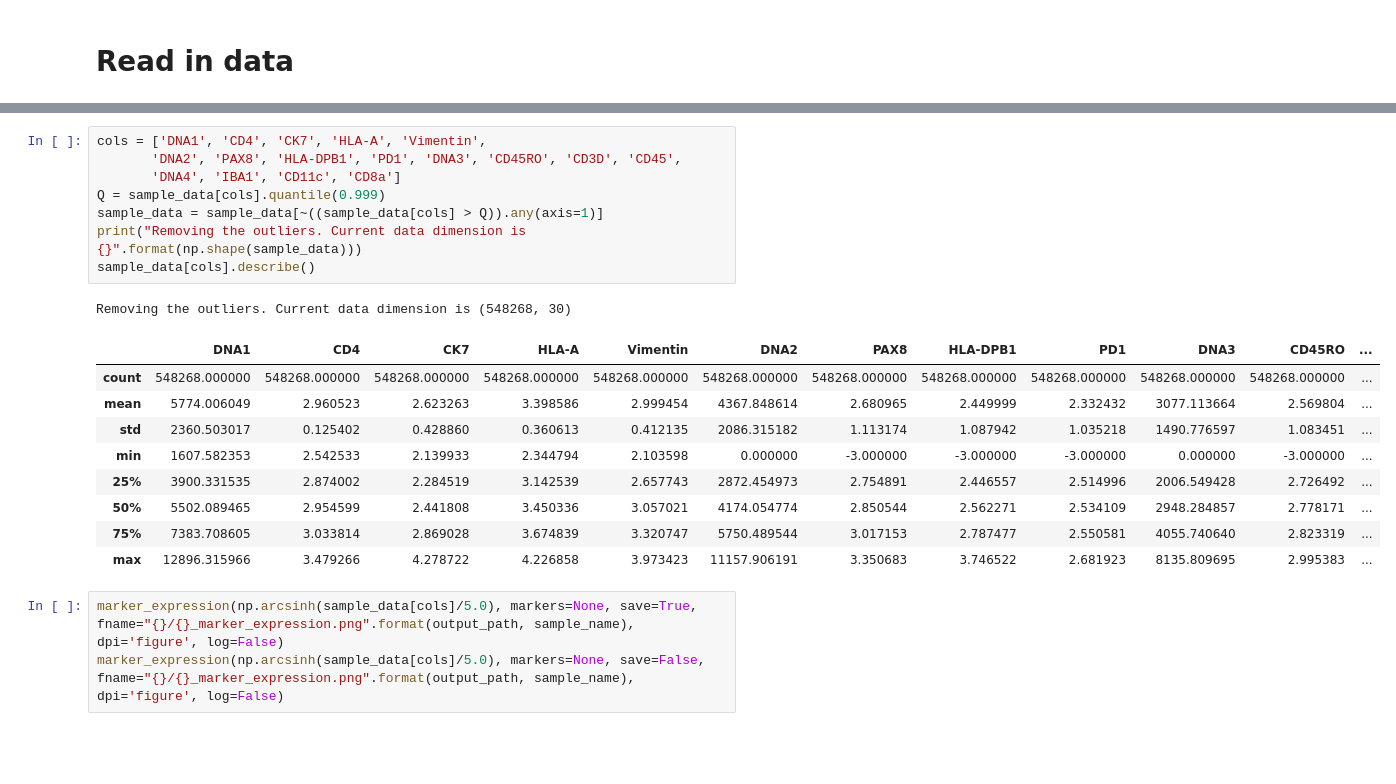
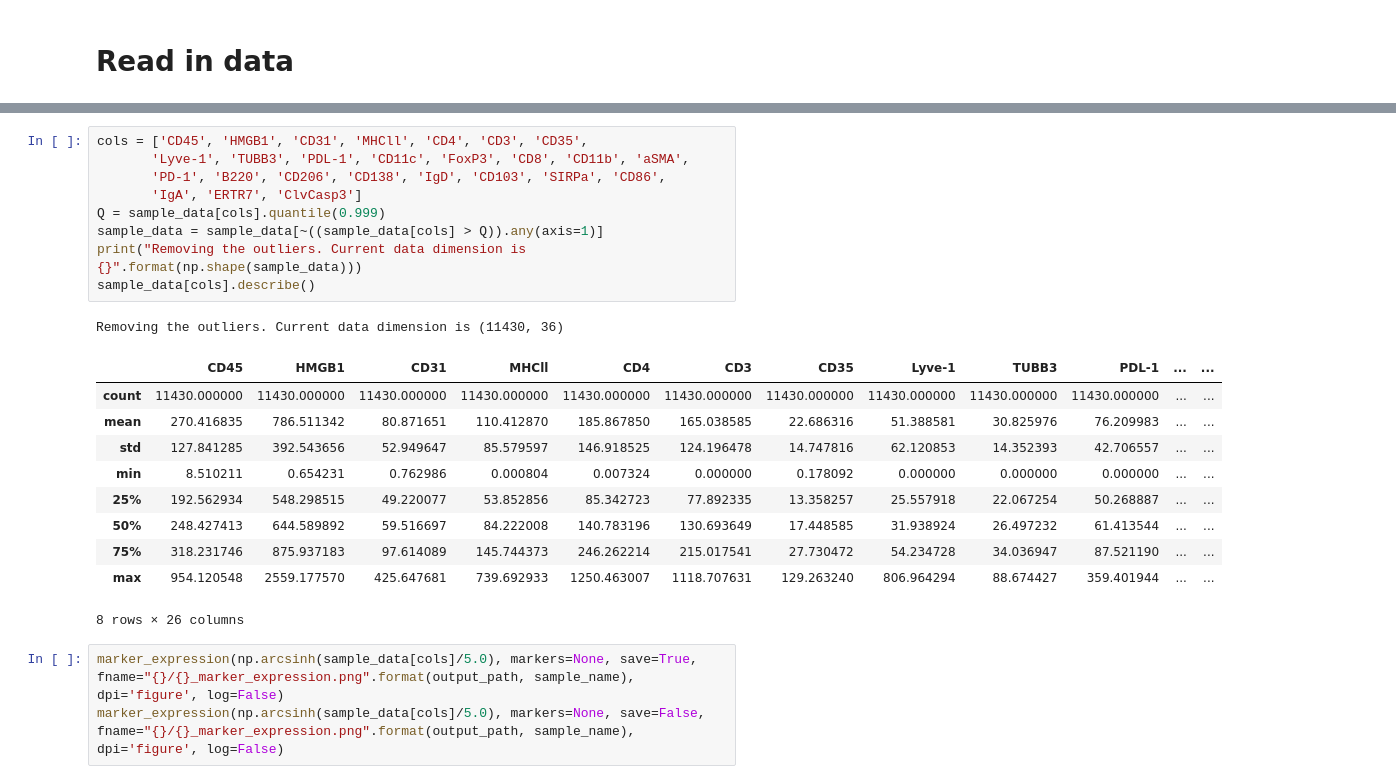
Before and after one commit to eschrom/tribus, a Jupyter notebook: Tribus_run_mydata.ipynb, the cells around one changed output, grey strips where cells are left out. Drawn from its saved outputs; the diff is of its cells as text; blank space fills up the shorter version.

Commit message:
Got through outlier removal and marker quantification

```diff
--- a/Tribus_run_mydata.ipynb
+++ b/Tribus_run_mydata.ipynb
@@ -33,23 +29,25 @@ Index(['Unnamed: 0', 'Panel1 CD45_AF532', 'Panel1 HMGB1_AF594',
       dtype='object')
 # %%
-cols = ['DNA1', 'CD4', 'CK7', 'HLA-A', 'Vimentin',
-       'DNA2', 'PAX8', 'HLA-DPB1', 'PD1', 'DNA3', 'CD45RO', 'CD3D', 'CD45',
-       'DNA4', 'IBA1', 'CD11c', 'CD8a']
+cols = ['CD45', 'HMGB1', 'CD31', 'MHCll', 'CD4', 'CD3', 'CD35',
+       'Lyve-1', 'TUBB3', 'PDL-1', 'CD11c', 'FoxP3', 'CD8', 'CD11b', 'aSMA',
+       'PD-1', 'B220', 'CD206', 'CD138', 'IgD', 'CD103', 'SIRPa', 'CD86',
+       'IgA', 'ERTR7', 'ClvCasp3']
 Q = sample_data[cols].quantile(0.999)
 sample_data = sample_data[~((sample_data[cols] > Q)).any(axis=1)]
 print("Removing the outliers. Current data dimension is {}".format(np.shape(sample_data)))
 sample_data[cols].describe()
 # %% [output]
-Removing the outliers. Current data dimension is (548268, 30)
+Removing the outliers. Current data dimension is (11430, 36)
-|  | DNA1 | CD4 | CK7 | HLA-A | Vimentin | DNA2 | PAX8 | HLA-DPB1 | PD1 | DNA3 | CD45RO | ... |
-| count | 548268.000000 | 548268.000000 | 548268.000000 | 548268.000000 | 548268.000000 | 548268.000000 | 548268.000000 | 548268.000000 | 548268.000000 | 548268.000000 | 548268.000000 | ... |
-| mean | 5774.006049 | 2.960523 | 2.623263 | 3.398586 | 2.999454 | 4367.848614 | 2.680965 | 2.449999 | 2.332432 | 3077.113664 | 2.569804 | ... |
-| std | 2360.503017 | 0.125402 | 0.428860 | 0.360613 | 0.412135 | 2086.315182 | 1.113174 | 1.087942 | 1.035218 | 1490.776597 | 1.083451 | ... |
-| min | 1607.582353 | 2.542533 | 2.139933 | 2.344794 | 2.103598 | 0.000000 | -3.000000 | -3.000000 | -3.000000 | 0.000000 | -3.000000 | ... |
-| 25% | 3900.331535 | 2.874002 | 2.284519 | 3.142539 | 2.657743 | 2872.454973 | 2.754891 | 2.446557 | 2.514996 | 2006.549428 | 2.726492 | ... |
-| 50% | 5502.089465 | 2.954599 | 2.441808 | 3.450336 | 3.057021 | 4174.054774 | 2.850544 | 2.562271 | 2.534109 | 2948.284857 | 2.778171 | ... |
-| 75% | 7383.708605 | 3.033814 | 2.869028 | 3.674839 | 3.320747 | 5750.489544 | 3.017153 | 2.787477 | 2.550581 | 4055.740640 | 2.823319 | ... |
-| max | 12896.315966 | 3.479266 | 4.278722 | 4.226858 | 3.973423 | 11157.906191 | 3.350683 | 3.746522 | 2.681923 | 8135.809695 | 2.995383 | ... |
+|  | CD45 | HMGB1 | CD31 | MHCll | CD4 | CD3 | CD35 | Lyve-1 | TUBB3 | PDL-1 | ... | ... |
+| count | 11430.000000 | 11430.000000 | 11430.000000 | 11430.000000 | 11430.000000 | 11430.000000 | 11430.000000 | 11430.000000 | 11430.000000 | 11430.000000 | ... | ... |
+| mean | 270.416835 | 786.511342 | 80.871651 | 110.412870 | 185.867850 | 165.038585 | 22.686316 | 51.388581 | 30.825976 | 76.209983 | ... | ... |
+| std | 127.841285 | 392.543656 | 52.949647 | 85.579597 | 146.918525 | 124.196478 | 14.747816 | 62.120853 | 14.352393 | 42.706557 | ... | ... |
+| min | 8.510211 | 0.654231 | 0.762986 | 0.000804 | 0.007324 | 0.000000 | 0.178092 | 0.000000 | 0.000000 | 0.000000 | ... | ... |
+| 25% | 192.562934 | 548.298515 | 49.220077 | 53.852856 | 85.342723 | 77.892335 | 13.358257 | 25.557918 | 22.067254 | 50.268887 | ... | ... |
+| 50% | 248.427413 | 644.589892 | 59.516697 | 84.222008 | 140.783196 | 130.693649 | 17.448585 | 31.938924 | 26.497232 | 61.413544 | ... | ... |
+| 75% | 318.231746 | 875.937183 | 97.614089 | 145.744373 | 246.262214 | 215.017541 | 27.730472 | 54.234728 | 34.036947 | 87.521190 | ... | ... |
+| max | 954.120548 | 2559.177570 | 425.647681 | 739.692933 | 1250.463007 | 1118.707631 | 129.263240 | 806.964294 | 88.674427 | 359.401944 | ... | ... |
+8 rows × 26 columns
 # %%
 marker_expression(np.arcsinh(sample_data[cols]/5.0), markers=None, save=True, fname="{}/{}_marker_expression.png".format(output_path, sample_name), dpi='figure', log=False)
 marker_expression(np.arcsinh(sample_data[cols]/5.0), markers=None, save=False, fname="{}/{}_marker_expression.png".format(output_path, sample_name), dpi='figure', log=False)
```
Also changed, not shown: parts of 1 cell of this notebook.
